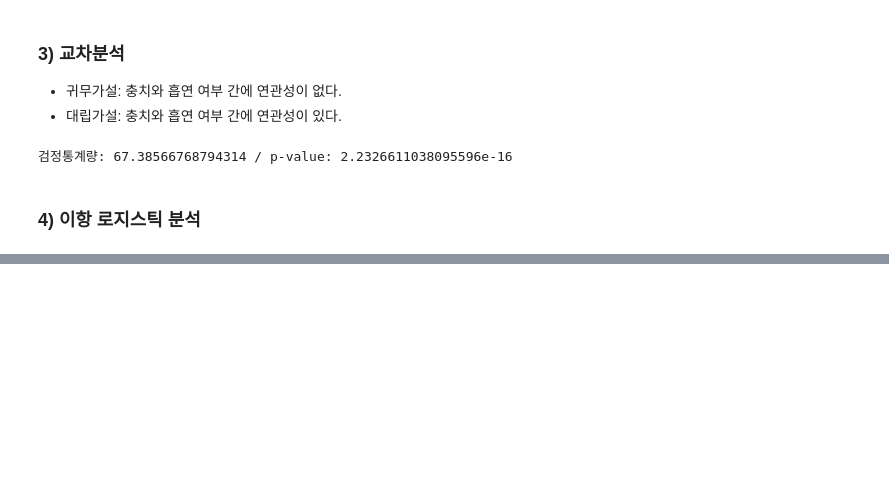
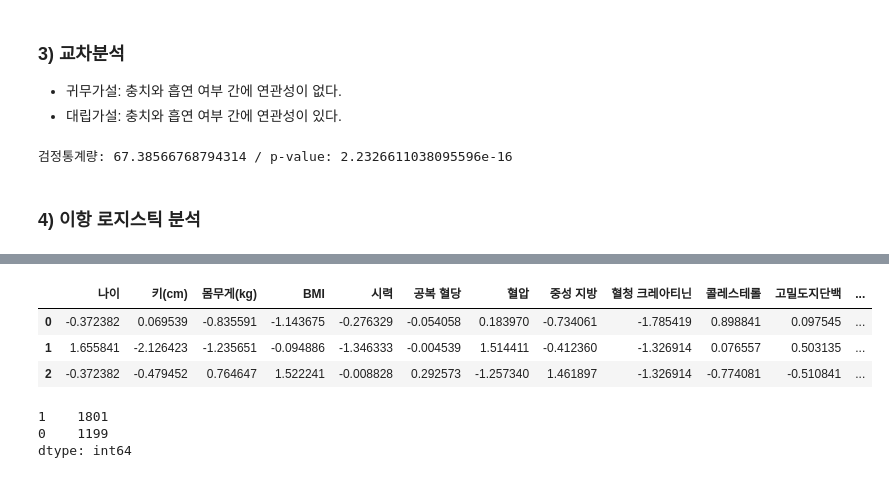
Before and after one commit to Park-Young-Bin/ADP_code, a Jupyter notebook: Dacon_Basic 흡연 여부 예측 AI 경진대회.ipynb, the cells around one changed output, grey strips where cells are left out. Cells and saved outputs as stored; diff of their text form; code cells hidden in the pictures; blank space fills up the shorter version.

```diff
--- a/Dacon_Basic 흡연 여부 예측 AI 경진대회.ipynb
+++ b/Dacon_Basic 흡연 여부 예측 AI 경진대회.ipynb
@@ -182,0 +359,20 @@ dtype: float64
+# %%
+# 스케일링
+scaler = StandardScaler()
+num_features = test.drop(['충치', '요 단백'], axis=1).columns
+num_df = pd.DataFrame(scaler.fit_transform(test[num_features]), columns=num_features)
+cate_df = test[['충치', '요 단백']]
+test1 = pd.concat([num_df, cate_df], axis=1)
+test1.head(3)
+# %% [output]
+|  | 나이 | 키(cm) | 몸무게(kg) | BMI | 시력 | 공복 혈당 | 혈압 | 중성 지방 | 혈청 크레아티닌 | 콜레스테롤 | 고밀도지단백 | ... |
+| 0 | -0.372382 | 0.069539 | -0.835591 | -1.143675 | -0.276329 | -0.054058 | 0.183970 | -0.734061 | -1.785419 | 0.898841 | 0.097545 | ... |
+| 1 | 1.655841 | -2.126423 | -1.235651 | -0.094886 | -1.346333 | -0.004539 | 1.514411 | -0.412360 | -1.326914 | 0.076557 | 0.503135 | ... |
+| 2 | -0.372382 | -0.479452 | 0.764647 | 1.522241 | -0.008828 | 0.292573 | -1.257340 | 1.461897 | -1.326914 | -0.774081 | -0.510841 | ... |
+# %%
+y_pred = rfr_clf.predict(test1)
+pd.Series(y_pred).value_counts()
+# %% [output]
+1    1801
+0    1199
+dtype: int64
```
Also changed, not shown: parts of 10 cells of this notebook.
